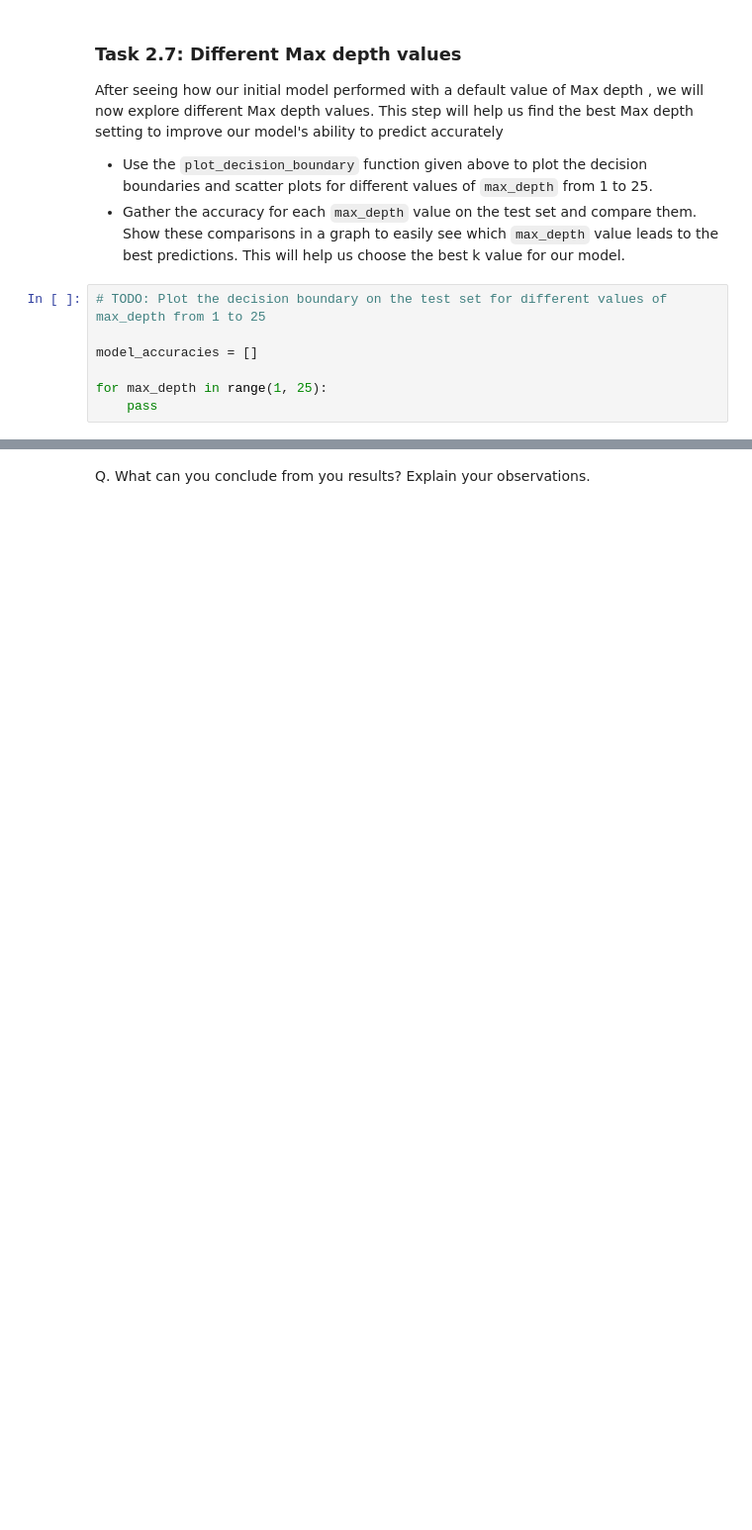
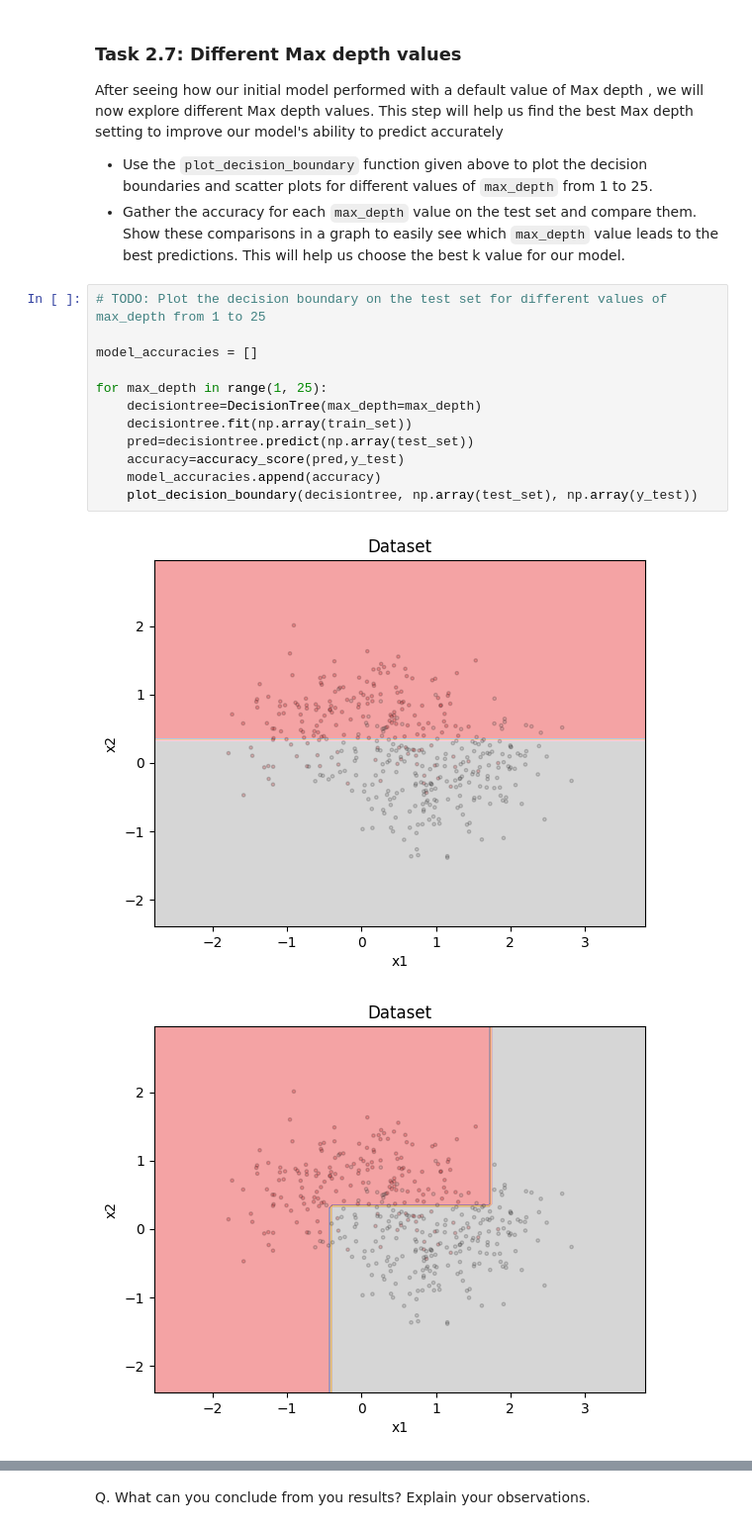
Before and after one commit to 26100226/CS331-PA2, a Jupyter notebook: Group-54_S2_PA2.ipynb, the cells around one changed output, grey strips where cells are left out. Shown at 99% size. Cells and saved outputs as stored; diff of their text form; blank space fills up the shorter version.

```diff
--- a/Group-54_S2_PA2.ipynb
+++ b/Group-54_S2_PA2.ipynb
@@ -927,7 +1073,15 @@ After seeing how our initial model performed with a default value of Max depth ,
 # %%
 # TODO: Plot the decision boundary on the test set for different values of max_depth from 1 to 25
 
 model_accuracies = []
 
 for max_depth in range(1, 25):
-    pass
+    decisiontree=DecisionTree(max_depth=max_depth)
+    decisiontree.fit(np.array(train_set))
+    pred=decisiontree.predict(np.array(test_set))
+    accuracy=accuracy_score(pred,y_test)
+    model_accuracies.append(accuracy)
+    plot_decision_boundary(decisiontree, np.array(test_set), np.array(y_test))
+# %% [output]
+[figure, added]
+[figure, added]
```
Also changed, not shown: parts of 12 cells of this notebook.
